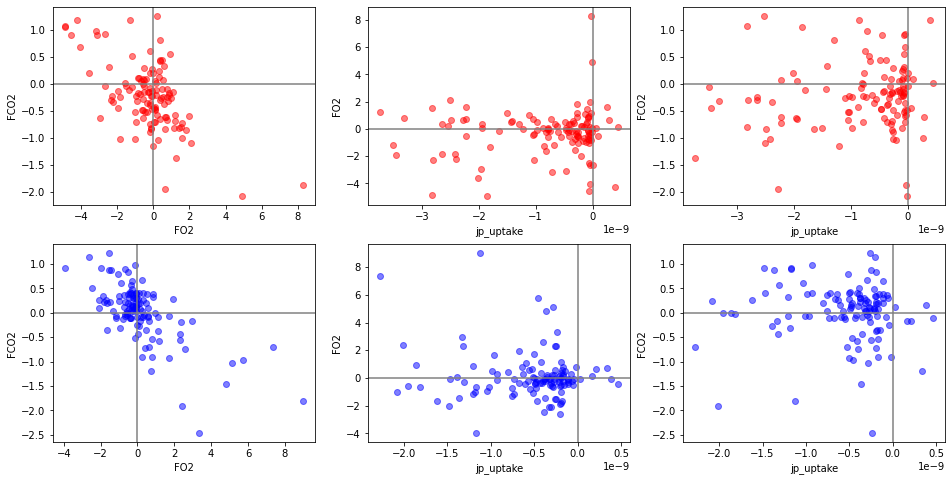
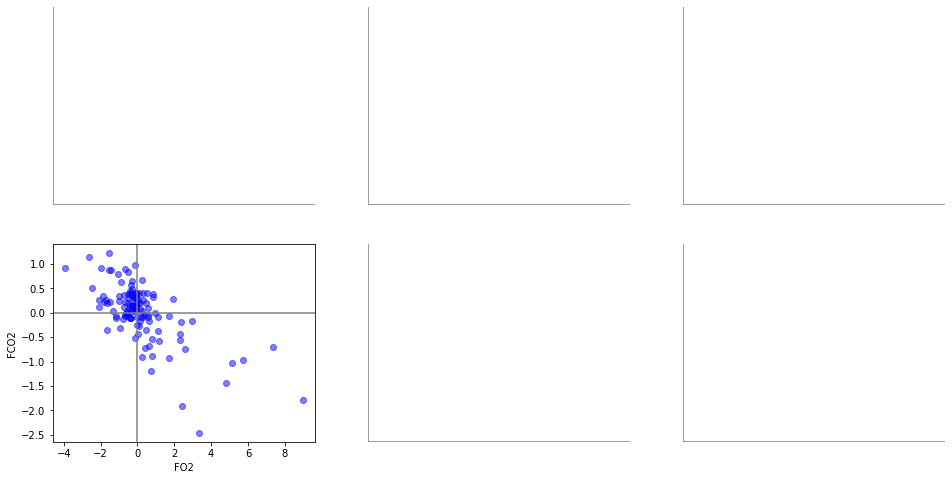
Unified diff of the notebook cell whose output changed from the first chart to the second:
--- before
+++ after
@@ -1,11 +1,16 @@
 fig,axs=plt.subplots(nrows=2, ncols=3, figsize=(16,8))
 axs=axs.flatten()
-axs[0].scatter(o21, co21, alpha=.5, c='r')
-axs[1].scatter(jpa1,o21,  alpha=.5, c='r')
-axs[2].scatter(jpa1,co21, alpha=.5, c='r')
+#axs[0].scatter(o21, co21, alpha=.5, c='r')
+#axs[1].scatter(jpa1,o21,  alpha=.5, c='r')
+#axs[2].scatter(jpa1,co21, alpha=.5, c='r')
+axs[0].axis('off')
+axs[1].axis('off')
+axs[2].axis('off')
 
 axs[3].scatter(o22, co22, alpha=.5, c='b')
-axs[4].scatter(jpa2,o22,  alpha=.5, c='b')
-axs[5].scatter(jpa2,co22, alpha=.5, c='b')
+#axs[4].scatter(jpa2,o22,  alpha=.5, c='b')
+#axs[5].scatter(jpa2,co22, alpha=.5, c='b')
+axs[4].axis('off')
+axs[5].axis('off')
 
 for i in range (6):
@@ -26,2 +31,4 @@
 axs[1].set_ylabel('FO2')
 axs[4].set_ylabel('FO2')
+
+plt.savefig('../../plots/scatterblue_Ivy.png', dpi=300, bbox_inches='tight')

Commit: 2.3.26